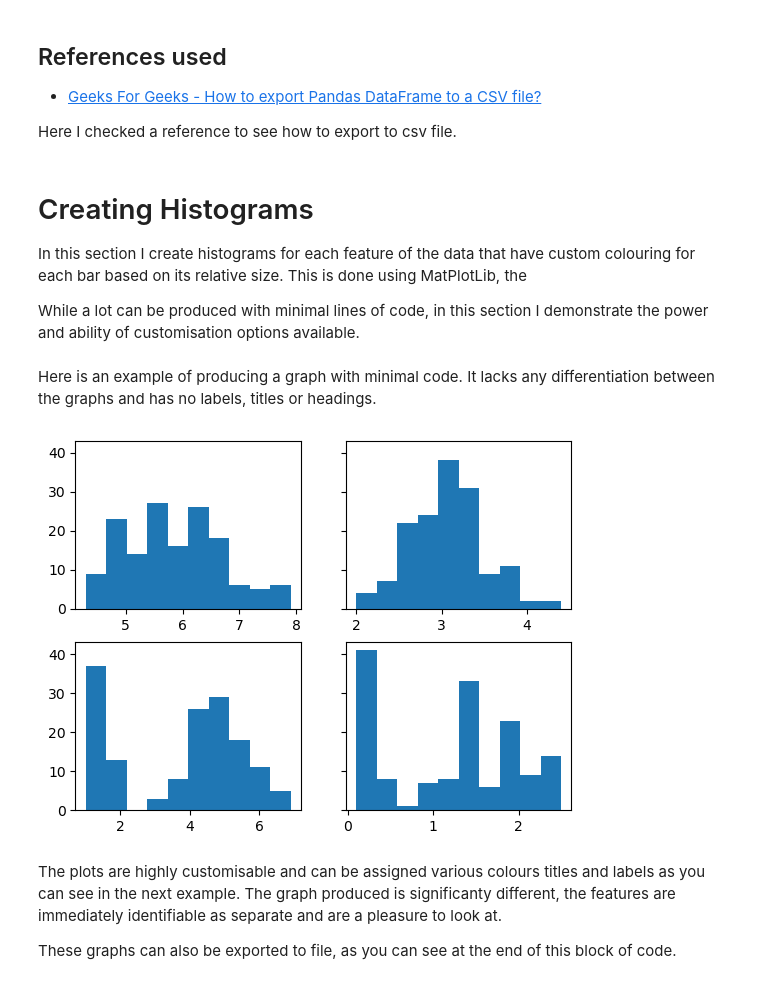
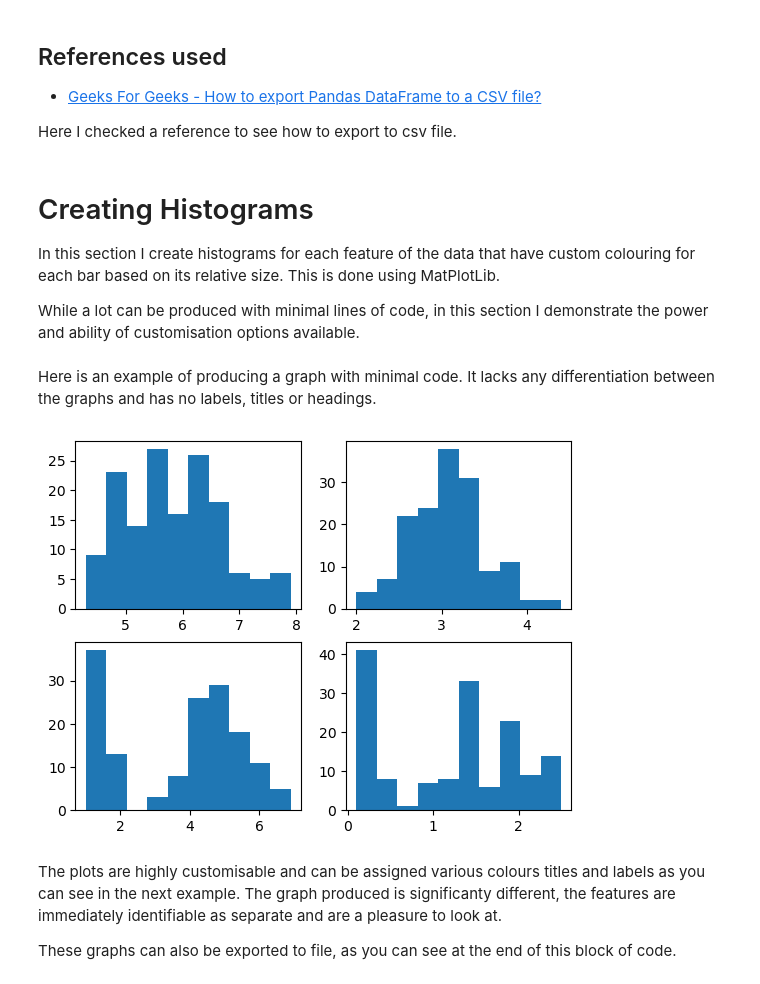
Before and after one commit to CeamanCollins/pands-project, a Jupyter notebook: analysis.ipynb, the cells around one changed output. Drawn from its saved outputs; the diff is of its cells as text; code cells hidden in the pictures.

```diff
--- a/analysis.ipynb
+++ b/analysis.ipynb
@@ -187,28 +181,28 @@ Here I checked a reference to see how to export to csv file.
 # %% [markdown]
 # Creating Histograms
 
-In this section I create histograms for each feature of the data that have custom colouring for each bar based on its relative size. This is done using MatPlotLib, the
+In this section I create histograms for each feature of the data that have custom colouring for each bar based on its relative size. This is done using MatPlotLib.
 
 While a lot can be produced with minimal lines of code, in this section I demonstrate the power and ability of customisation options available.
 # %% [markdown]
 Here is an example of producing a graph with minimal code. It lacks any differentiation between the graphs and has no labels, titles or headings.
 # %%
-# Creating a 2x2 grid of plots that share a y axis.
+# Creating a 2x2 grid of plots
 
-fig, ax = plt.subplots(2,2, sharey=True)
+fig, ax = plt.subplots(2,2)
 
 # Creating basic histograms with no customisation.
 
 ax[0,0].hist(sepal_length)
 ax[0,1].hist(sepal_width)
 ax[1,0].hist(petal_length)
 ax[1,1].hist(petal_width)
 
 # Show figure.
 
 plt.show()
 # %% [output]
-[figure, old version]
+[figure, new version]
 # %% [markdown]
 The plots are highly customisable and can be assigned various colours titles and labels as you can see in the next example. The graph produced is significanty different, the features are immediately identifiable as separate and are a pleasure to look at.
 
```
Also changed, not shown: parts of 9 cells of this notebook, 3 other files.
